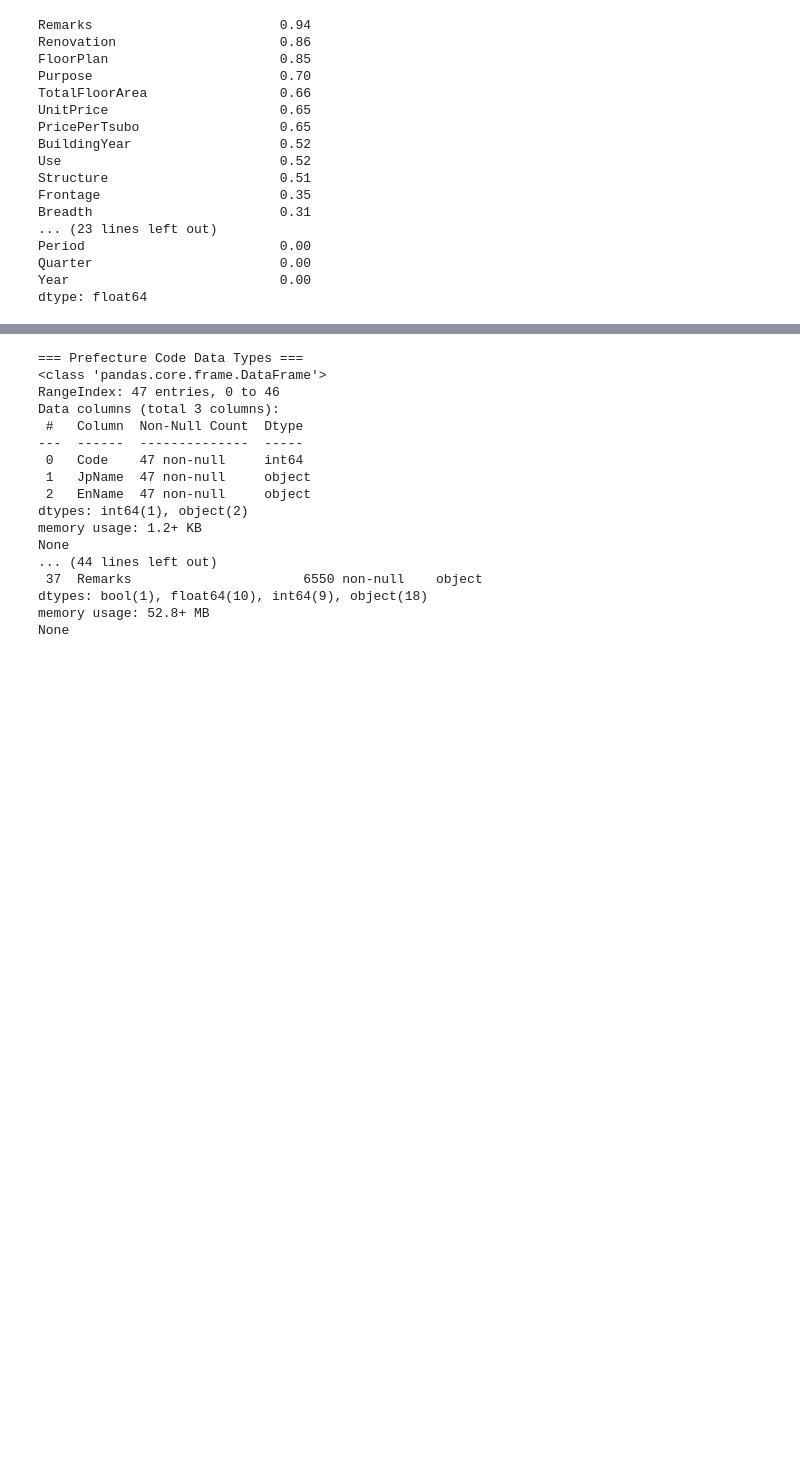
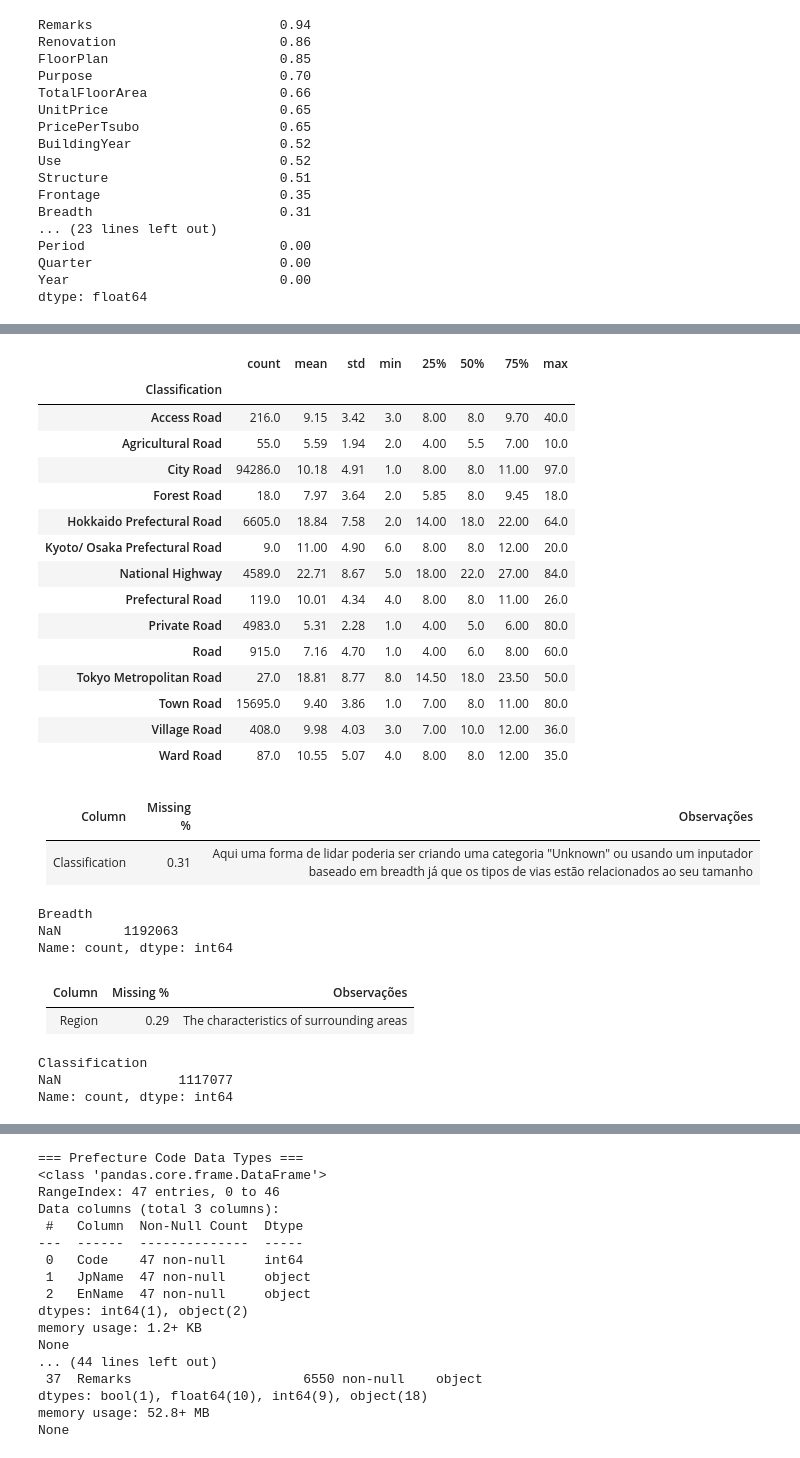
Before and after one commit to jualmac/Japan-Real-Estate-Prices, a Jupyter notebook: notebooks/house_prices_teste.ipynb, the cells around one changed output, grey strips where cells are left out. Cells and saved outputs as stored; diff of their text form; code cells hidden in the pictures; blank space fills up the shorter version.

```diff
--- a/notebooks/house_prices_teste.ipynb
+++ b/notebooks/house_prices_teste.ipynb
@@ -229,0 +494,39 @@ dtype: float64
+# %%
+df.groupby('Classification')['Breadth'].describe().round(2)
+# %% [output]
+|  | count | mean | std | min | 25% | 50% | 75% | max |
+| Classification |  |  |  |  |  |  |  |  |
+| Access Road | 216.0 | 9.15 | 3.42 | 3.0 | 8.00 | 8.0 | 9.70 | 40.0 |
+| Agricultural Road | 55.0 | 5.59 | 1.94 | 2.0 | 4.00 | 5.5 | 7.00 | 10.0 |
+| City Road | 94286.0 | 10.18 | 4.91 | 1.0 | 8.00 | 8.0 | 11.00 | 97.0 |
+| Forest Road | 18.0 | 7.97 | 3.64 | 2.0 | 5.85 | 8.0 | 9.45 | 18.0 |
+| Hokkaido Prefectural Road | 6605.0 | 18.84 | 7.58 | 2.0 | 14.00 | 18.0 | 22.00 | 64.0 |
+| Kyoto/ Osaka Prefectural Road | 9.0 | 11.00 | 4.90 | 6.0 | 8.00 | 8.0 | 12.00 | 20.0 |
+| National Highway | 4589.0 | 22.71 | 8.67 | 5.0 | 18.00 | 22.0 | 27.00 | 84.0 |
+| Prefectural Road | 119.0 | 10.01 | 4.34 | 4.0 | 8.00 | 8.0 | 11.00 | 26.0 |
+| Private Road | 4983.0 | 5.31 | 2.28 | 1.0 | 4.00 | 5.0 | 6.00 | 80.0 |
+| Road | 915.0 | 7.16 | 4.70 | 1.0 | 4.00 | 6.0 | 8.00 | 60.0 |
+| Tokyo Metropolitan Road | 27.0 | 18.81 | 8.77 | 8.0 | 14.50 | 18.0 | 23.50 | 50.0 |
+| Town Road | 15695.0 | 9.40 | 3.86 | 1.0 | 7.00 | 8.0 | 11.00 | 80.0 |
+| Village Road | 408.0 | 9.98 | 4.03 | 3.0 | 7.00 | 10.0 | 12.00 | 36.0 |
+| Ward Road | 87.0 | 10.55 | 5.07 | 4.0 | 8.00 | 8.0 | 12.00 | 35.0 |
+# %% [markdown]
+| Column                      | Missing % | Observações |
+|-----------------------------|----------|-------------|
+| Classification              | 0.31     | Aqui uma forma de lidar poderia ser criando uma categoria "Unknown" ou usando um inputador baseado em breadth já que os tipos de vias estão relacionados ao seu tamanho |
+# %%
+df_all.loc[df_all['Classification'].isna(), ['Breadth']].value_counts(dropna=False) #quando classification é NaN, breadth também é NaN
+# %% [output]
+Breadth
+NaN        1192063
+Name: count, dtype: int64
+# %% [markdown]
+| Column                      | Missing % | Observações |
+|-----------------------------|----------|-------------|
+| Region                      | 0.29     | The characteristics of surrounding areas |
+# %%
+df_all.loc[df_all['Region'].isna(), ['Classification']].value_counts(dropna=False) #quando region é NaN, classification também é NaN
+# %% [output]
+Classification
+NaN               1117077
+Name: count, dtype: int64
```
Also changed, not shown: parts of 54 cells of this notebook.
